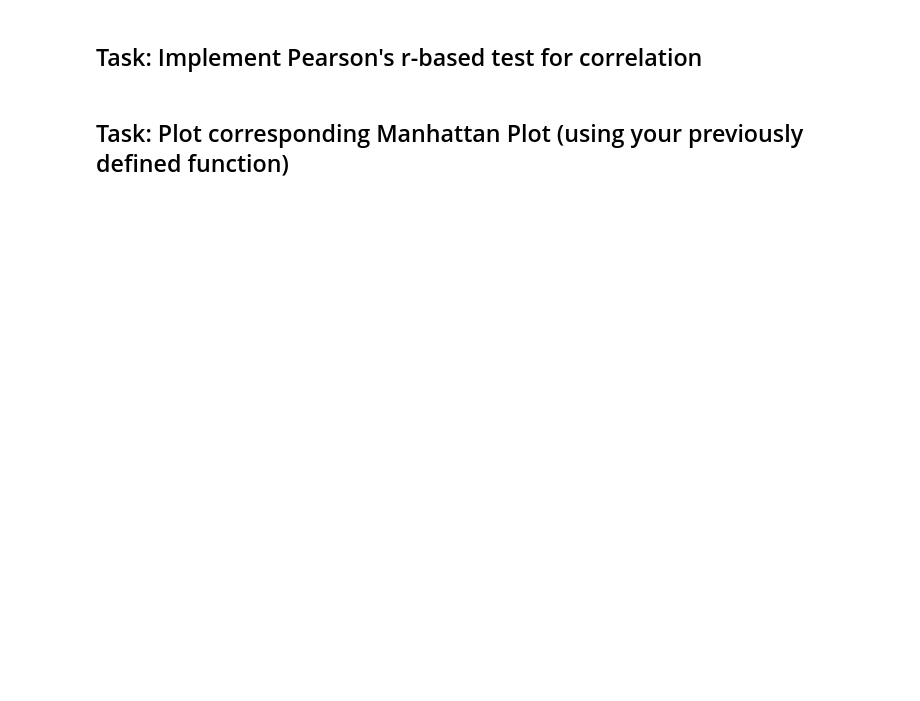
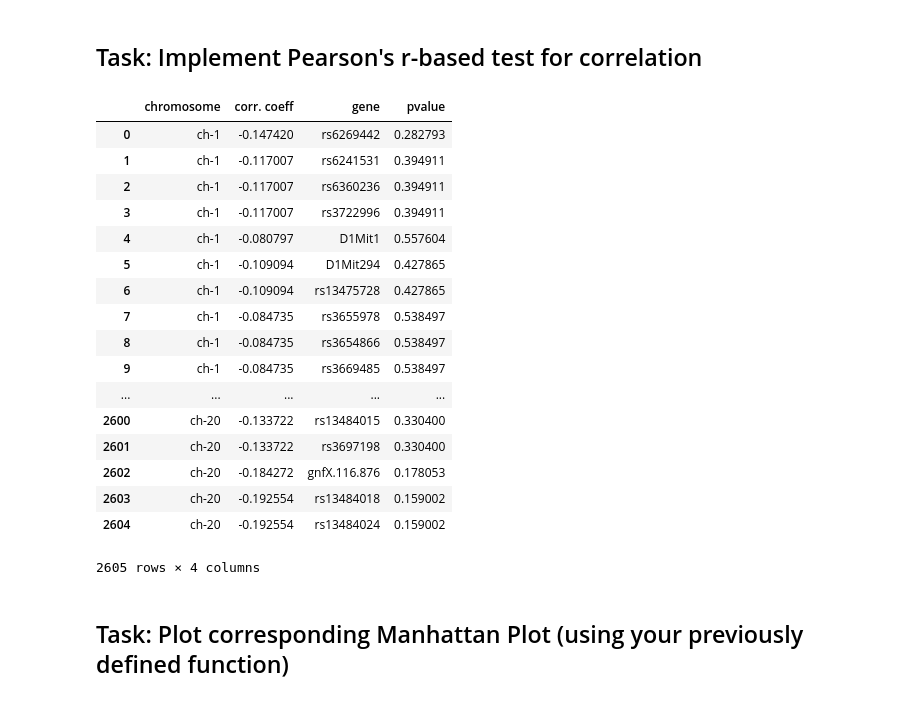
Before and after one commit to Telocontar/IntegratedBioinformatics, a Jupyter notebook: notebooks/Day3_GWAS_part1.ipynb, the cells around one changed output. Drawn from its saved outputs; the diff is of its cells as text; code cells hidden in the pictures; blank space fills up the shorter version.

```diff
--- a/notebooks/Day3_GWAS_part1.ipynb
+++ b/notebooks/Day3_GWAS_part1.ipynb
@@ -854,2 +877,19 @@ All of the phenotype data provided in the multi-omics publication is actually no
 # %% [markdown]
 ## Task: Implement Pearson's r-based test for correlation
+# %%
+def pearson_r_test(x,y):
+    """ This function runs the pearson r test for two dataframes x and y.
+
+        x: dataframe
+        y: dataframe
+
+    """
+
+    # combine the dataframes
+    comb_df = x.join(y)
+
+    # drop invalid values
+    comb_df = comb_df.dropna()
+
+    # run the python function with the two dataframes
+    return pearsonr(comb_df.ix[:,0], comb_df.ix[:,1])
@@ -856,2 +959,23 @@ All of the phenotype data provided in the multi-omics publication is actually no
+# %%
+cold_decrease_result
+# %% [output]
+|  | chromosome | corr. coeff | gene | pvalue |
+| 0 | ch-1 | -0.147420 | rs6269442 | 0.282793 |
+| 1 | ch-1 | -0.117007 | rs6241531 | 0.394911 |
+| 2 | ch-1 | -0.117007 | rs6360236 | 0.394911 |
+| 3 | ch-1 | -0.117007 | rs3722996 | 0.394911 |
+| 4 | ch-1 | -0.080797 | D1Mit1 | 0.557604 |
+| 5 | ch-1 | -0.109094 | D1Mit294 | 0.427865 |
+| 6 | ch-1 | -0.109094 | rs13475728 | 0.427865 |
+| 7 | ch-1 | -0.084735 | rs3655978 | 0.538497 |
+| 8 | ch-1 | -0.084735 | rs3654866 | 0.538497 |
+| 9 | ch-1 | -0.084735 | rs3669485 | 0.538497 |
+| ... | ... | ... | ... | ... |
+| 2600 | ch-20 | -0.133722 | rs13484015 | 0.330400 |
+| 2601 | ch-20 | -0.133722 | rs3697198 | 0.330400 |
+| 2602 | ch-20 | -0.184272 | gnfX.116.876 | 0.178053 |
+| 2603 | ch-20 | -0.192554 | rs13484018 | 0.159002 |
+| 2604 | ch-20 | -0.192554 | rs13484024 | 0.159002 |
+2605 rows × 4 columns
 # %% [markdown]
 ## Task: Plot corresponding Manhattan Plot (using your previously defined function)
```
Also changed, not shown: parts of 49 cells of this notebook.
